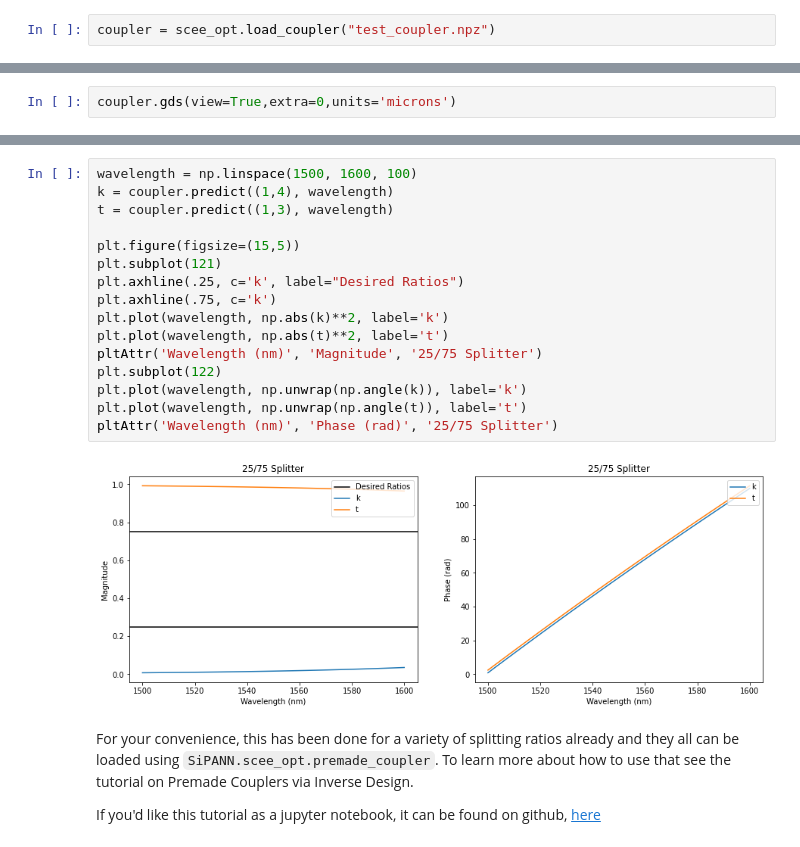
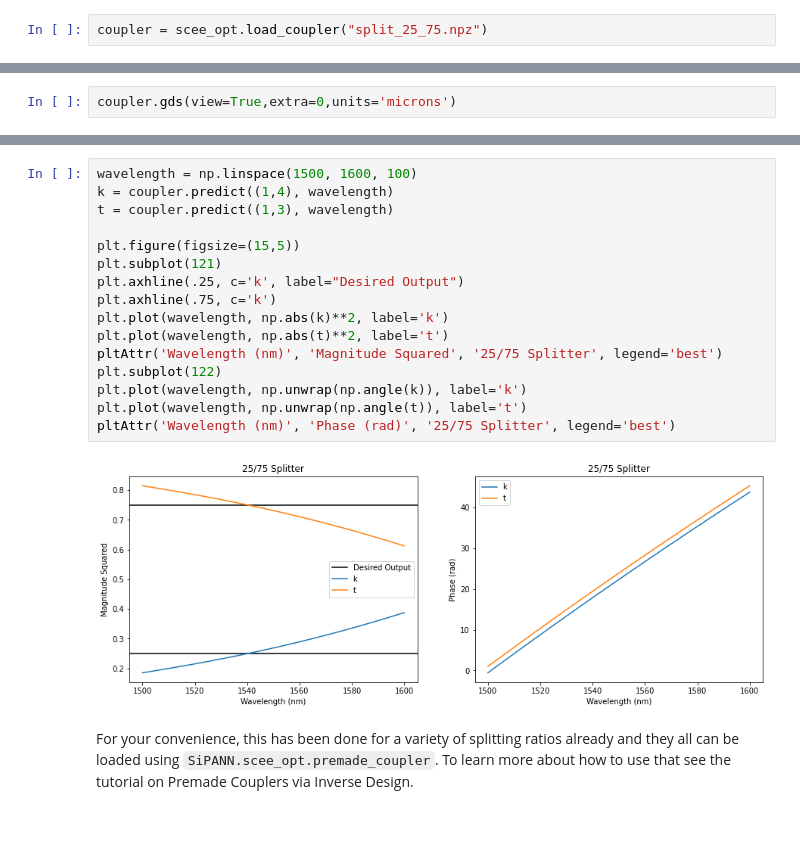
Before and after one commit to BYUCamachoLab/SiPANN, a Jupyter notebook: examples/Tutorials/InverseDesign.ipynb, the cells around one changed output, grey strips where cells are left out. Drawn from its saved outputs; the diff is of its cells as text.

```diff
--- a/examples/Tutorials/InverseDesign.ipynb
+++ b/examples/Tutorials/InverseDesign.ipynb
@@ -35,7 +44,7 @@ scee_opt.save_coupler(width, thickness, gap_pts, length, "test_coupler.npz")
 # %% [markdown]
 And then reload it using the `SiPANN.scee_opt.load_coupler`. This will return us an instance of `SiPANN.scee.GapFuncSymmetric`.
 # %%
-coupler = scee_opt.load_coupler("test_coupler.npz")
+coupler = scee_opt.load_coupler("split_25_75.npz")
 # %% [markdown]
 And we'll check what it looks like and make sure it performs as we anticipated.
 # %%
@@ -45,22 +54,20 @@ coupler.gds(view=True,extra=0,units='microns')
 # %%
 wavelength = np.linspace(1500, 1600, 100)
 k = coupler.predict((1,4), wavelength)
 t = coupler.predict((1,3), wavelength)
 
 plt.figure(figsize=(15,5))
 plt.subplot(121)
-plt.axhline(.25, c='k', label="Desired Ratios")
+plt.axhline(.25, c='k', label="Desired Output")
 plt.axhline(.75, c='k')
 plt.plot(wavelength, np.abs(k)**2, label='k')
 plt.plot(wavelength, np.abs(t)**2, label='t')
-pltAttr('Wavelength (nm)', 'Magnitude', '25/75 Splitter')
+pltAttr('Wavelength (nm)', 'Magnitude Squared', '25/75 Splitter', legend='best')
 plt.subplot(122)
 plt.plot(wavelength, np.unwrap(np.angle(k)), label='k')
 plt.plot(wavelength, np.unwrap(np.angle(t)), label='t')
-pltAttr('Wavelength (nm)', 'Phase (rad)', '25/75 Splitter')
+pltAttr('Wavelength (nm)', 'Phase (rad)', '25/75 Splitter', legend='best')
 # %% [output]
-[figure, old version]
+[figure, new version]
 # %% [markdown]
 For your convenience, this has been done for a variety of splitting ratios already and they all can be loaded using `SiPANN.scee_opt.premade_coupler`. To learn more about how to use that see the tutorial on Premade Couplers via Inverse Design.
-
-If you'd like this tutorial as a jupyter notebook, it can be found on github, [here](https://github.com/contagon/SiPANN/blob/master/examples/Tutorials/InverseDesign.ipynb)
```
Also changed, not shown: parts of 9 cells of this notebook, 7 other files.
